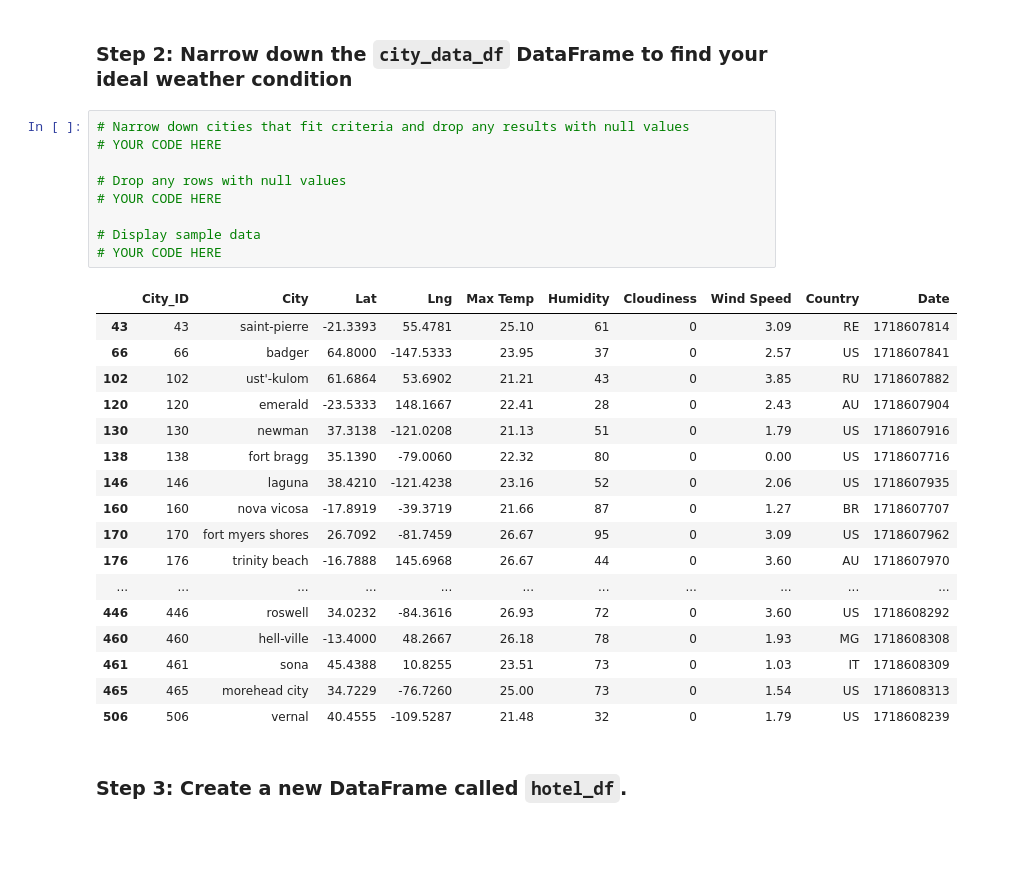
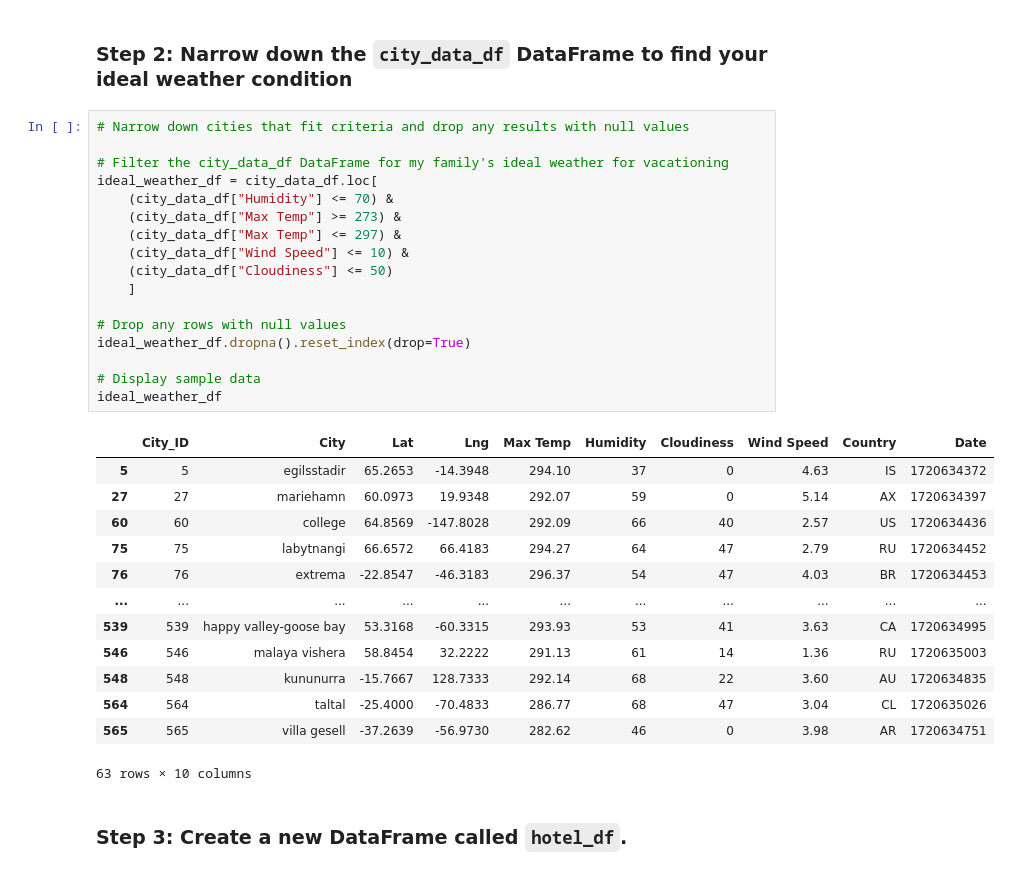
Before and after one commit to MissKay535/python-api-challenge, a Jupyter notebook: WeatherPy/VacationPy.ipynb, the cells around one changed output. Drawn from its saved outputs; the diff is of its cells as text; blank space fills up the shorter version.

Commit message:
Final VacationPy code and minor editing

```diff
--- a/WeatherPy/VacationPy.ipynb
+++ b/WeatherPy/VacationPy.ipynb
@@ -43,31 +60,35 @@ city_data_df.head()
 ### Step 2: Narrow down the `city_data_df` DataFrame to find your ideal weather condition
 # %%
 # Narrow down cities that fit criteria and drop any results with null values
-# YOUR CODE HERE
+
+# Filter the city_data_df DataFrame for my family's ideal weather for vacationing
+ideal_weather_df = city_data_df.loc[
+    (city_data_df["Humidity"] <= 70) &
+    (city_data_df["Max Temp"] >= 273) &
+    (city_data_df["Max Temp"] <= 297) &
+    (city_data_df["Wind Speed"] <= 10) &
+    (city_data_df["Cloudiness"] <= 50)
+    ]
 
 # Drop any rows with null values
-# YOUR CODE HERE
+ideal_weather_df.dropna().reset_index(drop=True)
 
 # Display sample data
-# YOUR CODE HERE
+ideal_weather_df
 # %% [output]
 |  | City_ID | City | Lat | Lng | Max Temp | Humidity | Cloudiness | Wind Speed | Country | Date |
-| 43 | 43 | saint-pierre | -21.3393 | 55.4781 | 25.10 | 61 | 0 | 3.09 | RE | 1718607814 |
-| 66 | 66 | badger | 64.8000 | -147.5333 | 23.95 | 37 | 0 | 2.57 | US | 1718607841 |
-| 102 | 102 | ust'-kulom | 61.6864 | 53.6902 | 21.21 | 43 | 0 | 3.85 | RU | 1718607882 |
-| 120 | 120 | emerald | -23.5333 | 148.1667 | 22.41 | 28 | 0 | 2.43 | AU | 1718607904 |
-| 130 | 130 | newman | 37.3138 | -121.0208 | 21.13 | 51 | 0 | 1.79 | US | 1718607916 |
-| 138 | 138 | fort bragg | 35.1390 | -79.0060 | 22.32 | 80 | 0 | 0.00 | US | 1718607716 |
-| 146 | 146 | laguna | 38.4210 | -121.4238 | 23.16 | 52 | 0 | 2.06 | US | 1718607935 |
-| 160 | 160 | nova vicosa | -17.8919 | -39.3719 | 21.66 | 87 | 0 | 1.27 | BR | 1718607707 |
-| 170 | 170 | fort myers shores | 26.7092 | -81.7459 | 26.67 | 95 | 0 | 3.09 | US | 1718607962 |
-| 176 | 176 | trinity beach | -16.7888 | 145.6968 | 26.67 | 44 | 0 | 3.60 | AU | 1718607970 |
+| 5 | 5 | egilsstadir | 65.2653 | -14.3948 | 294.10 | 37 | 0 | 4.63 | IS | 1720634372 |
+| 27 | 27 | mariehamn | 60.0973 | 19.9348 | 292.07 | 59 | 0 | 5.14 | AX | 1720634397 |
+| 60 | 60 | college | 64.8569 | -147.8028 | 292.09 | 66 | 40 | 2.57 | US | 1720634436 |
+| 75 | 75 | labytnangi | 66.6572 | 66.4183 | 294.27 | 64 | 47 | 2.79 | RU | 1720634452 |
+| 76 | 76 | extrema | -22.8547 | -46.3183 | 296.37 | 54 | 47 | 4.03 | BR | 1720634453 |
 | ... | ... | ... | ... | ... | ... | ... | ... | ... | ... | ... |
-| 446 | 446 | roswell | 34.0232 | -84.3616 | 26.93 | 72 | 0 | 3.60 | US | 1718608292 |
-| 460 | 460 | hell-ville | -13.4000 | 48.2667 | 26.18 | 78 | 0 | 1.93 | MG | 1718608308 |
-| 461 | 461 | sona | 45.4388 | 10.8255 | 23.51 | 73 | 0 | 1.03 | IT | 1718608309 |
-| 465 | 465 | morehead city | 34.7229 | -76.7260 | 25.00 | 73 | 0 | 1.54 | US | 1718608313 |
-| 506 | 506 | vernal | 40.4555 | -109.5287 | 21.48 | 32 | 0 | 1.79 | US | 1718608239 |
+| 539 | 539 | happy valley-goose bay | 53.3168 | -60.3315 | 293.93 | 53 | 41 | 3.63 | CA | 1720634995 |
+| 546 | 546 | malaya vishera | 58.8454 | 32.2222 | 291.13 | 61 | 14 | 1.36 | RU | 1720635003 |
+| 548 | 548 | kununurra | -15.7667 | 128.7333 | 292.14 | 68 | 22 | 3.60 | AU | 1720634835 |
+| 564 | 564 | taltal | -25.4000 | -70.4833 | 286.77 | 68 | 47 | 3.04 | CL | 1720635026 |
+| 565 | 565 | villa gesell | -37.2639 | -56.9730 | 282.62 | 46 | 0 | 3.98 | AR | 1720634751 |
+63 rows × 10 columns
 # %% [markdown]
 ### Step 3: Create a new DataFrame called `hotel_df`.
 # %%
```
Also changed, not shown: parts of 8 cells of this notebook, 6 other files.
